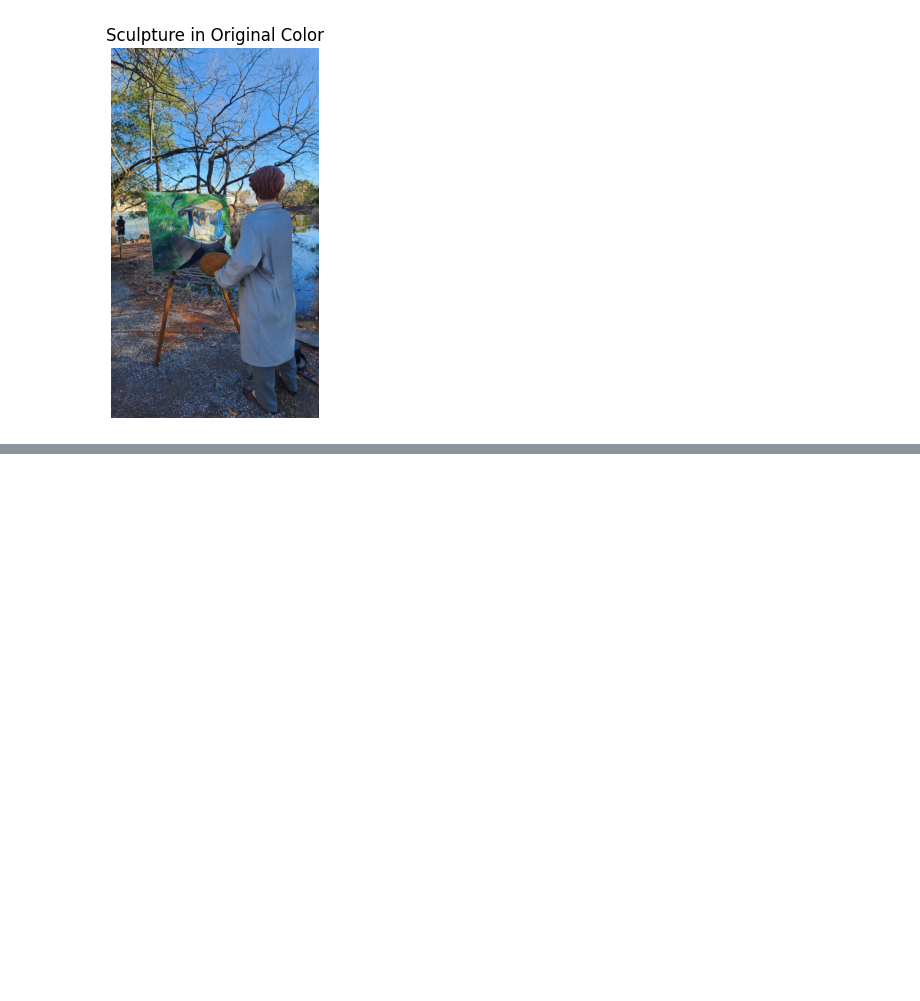
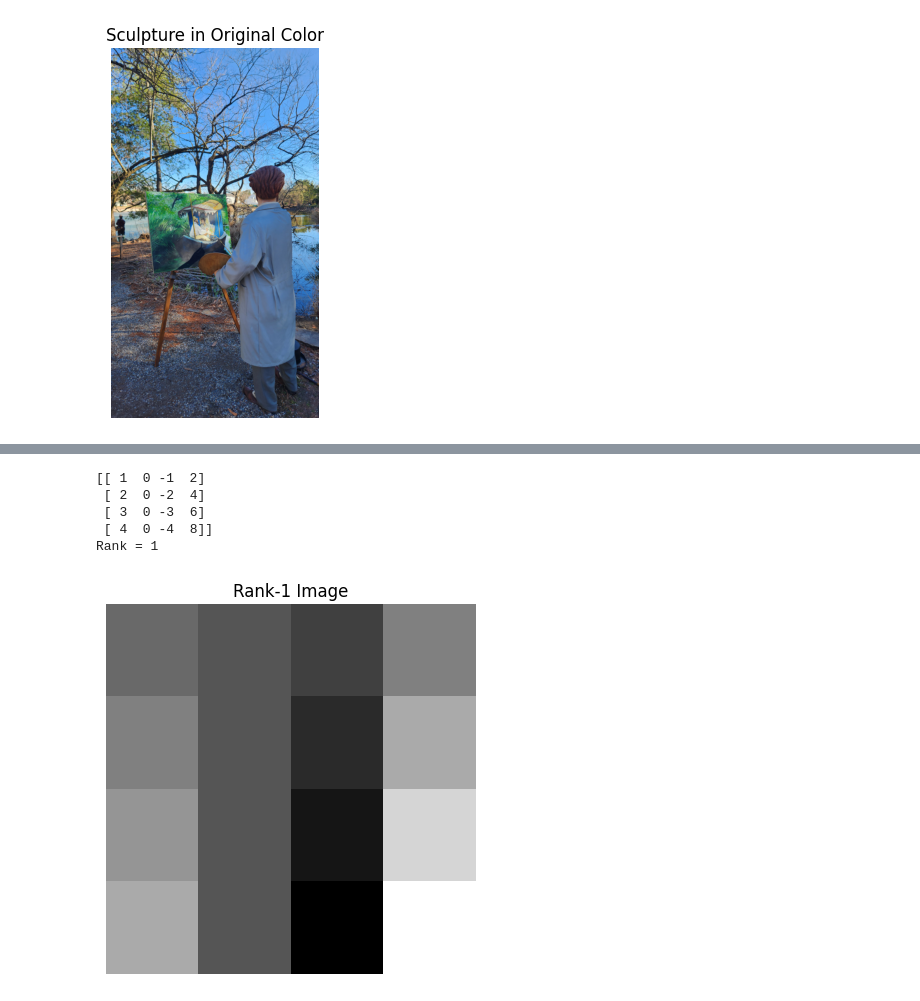
Before and after one commit to TreesaAbraham/svd-image-compression-MATH344L, a Jupyter notebook: notebook/01_image_as_matrix.ipynb, the cells around one changed output, grey strips where cells are left out. Cells and saved outputs as stored; diff of their text form; code cells hidden in the pictures; blank space fills up the shorter version.

```diff
--- a/notebook/01_image_as_matrix.ipynb
+++ b/notebook/01_image_as_matrix.ipynb
@@ -206,0 +268,21 @@ Data Type: uint8
+# %%
+#6
+u = np.array([1, 2, 3, 4])
+v = np.array([1, 0, -1, 2])
+
+O = np.outer(u, v)
+
+print(O)
+print("Rank =", np.linalg.matrix_rank(O))
+
+plt.imshow(O, cmap="gray", vmin=O.min(), vmax=O.max())
+plt.title("Rank-1 Image")
+plt.axis("off")
+plt.show()
+# %% [output]
+[[ 1  0 -1  2]
+ [ 2  0 -2  4]
+ [ 3  0 -3  6]
+ [ 4  0 -4  8]]
+Rank = 1
+[figure, added]
```
Also changed, not shown: parts of 7 cells of this notebook.
